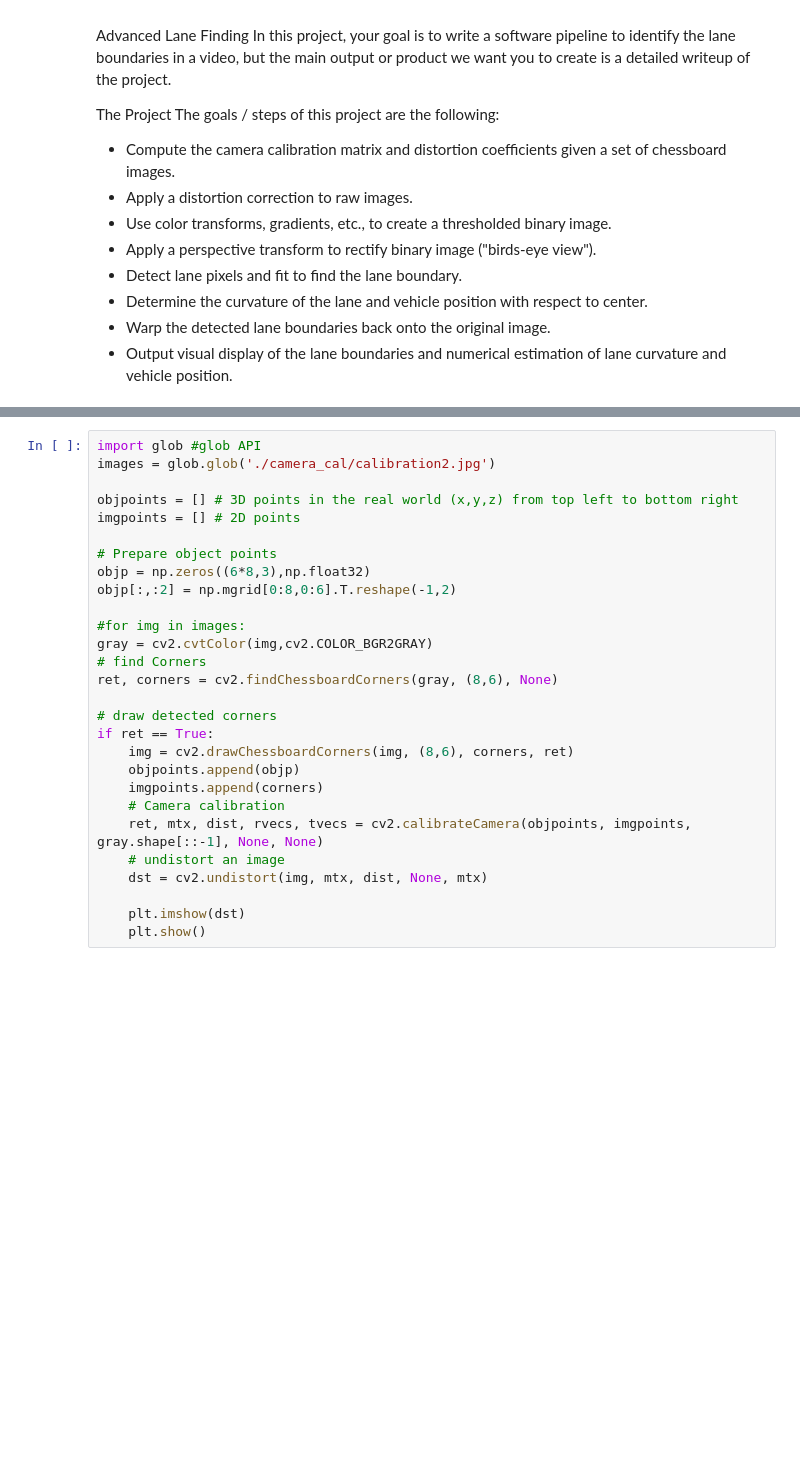
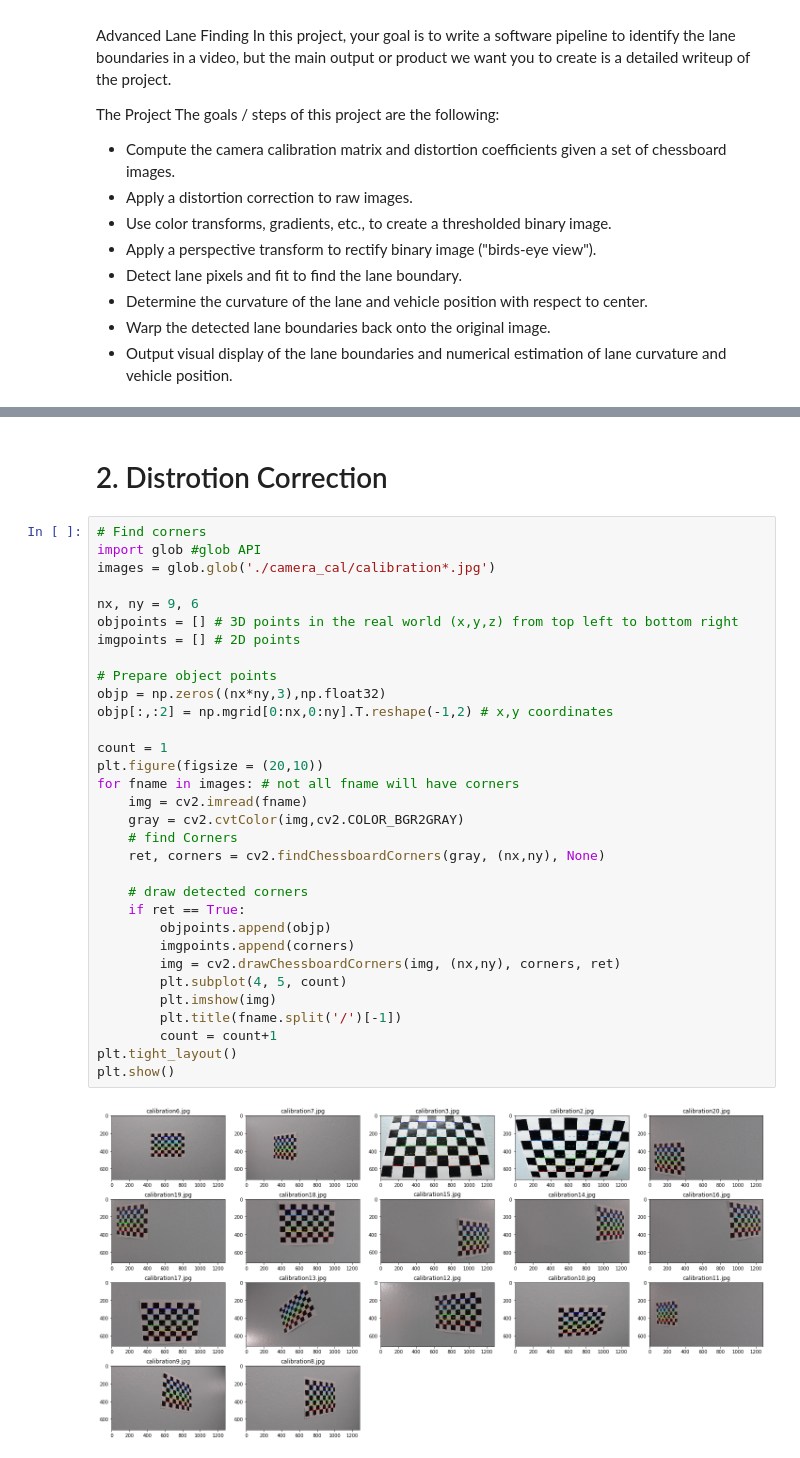
Before and after one commit to sunnyelf828/SelfDrivingCar-P4-AdvancedLaneFinding, a Jupyter notebook: Advanced_Lane_Lines.ipynb, the cells around one changed output, grey strips where cells are left out. Drawn from its saved outputs; the diff is of its cells as text; blank space fills up the shorter version.

```diff
--- a/Advanced_Lane_Lines.ipynb
+++ b/Advanced_Lane_Lines.ipynb
@@ -32,31 +32,39 @@ plt.imshow(img)
 # %% [output]
 <matplotlib.image.AxesImage at 0x...>
 [figure]
+# %% [markdown]
+# 2. Distrotion Correction
 # %%
+# Find corners
 import glob #glob API
-images = glob.glob('./camera_cal/calibration2.jpg')
+images = glob.glob('./camera_cal/calibration*.jpg')
 
+nx, ny = 9, 6
 objpoints = [] # 3D points in the real world (x,y,z) from top left to bottom right
 imgpoints = [] # 2D points
 
 # Prepare object points
-objp = np.zeros((6*8,3),np.float32)
-objp[:,:2] = np.mgrid[0:8,0:6].T.reshape(-1,2)
+objp = np.zeros((nx*ny,3),np.float32)
+objp[:,:2] = np.mgrid[0:nx,0:ny].T.reshape(-1,2) # x,y coordinates
 
-#for img in images:
-gray = cv2.cvtColor(img,cv2.COLOR_BGR2GRAY)
-# find Corners
-ret, corners = cv2.findChessboardCorners(gray, (8,6), None)
+count = 1
+plt.figure(figsize = (20,10))
+for fname in images: # not all fname will have corners
+    img = cv2.imread(fname)
+    gray = cv2.cvtColor(img,cv2.COLOR_BGR2GRAY)
+    # find Corners
+    ret, corners = cv2.findChessboardCorners(gray, (nx,ny), None)
 
-# draw detected corners
-if ret == True:
-    img = cv2.drawChessboardCorners(img, (8,6), corners, ret)
-    objpoints.append(objp)
-    imgpoints.append(corners)
-    # Camera calibration
-    ret, mtx, dist, rvecs, tvecs = cv2.calibrateCamera(objpoints, imgpoints, gray.shape[::-1], None, None)
-    # undistort an image
-    dst = cv2.undistort(img, mtx, dist, None, mtx)
-
-    plt.imshow(dst)
-    plt.show()
+    # draw detected corners
+    if ret == True:
+        objpoints.append(objp)
+        imgpoints.append(corners)
+        img = cv2.drawChessboardCorners(img, (nx,ny), corners, ret)
+        plt.subplot(4, 5, count)
+        plt.imshow(img)
+        plt.title(fname.split('/')[-1])
+        count = count+1
+plt.tight_layout()
+plt.show()
+# %% [output]
+[figure, added]
```
Also changed, not shown: parts of 14 cells of this notebook, 2 other files.
